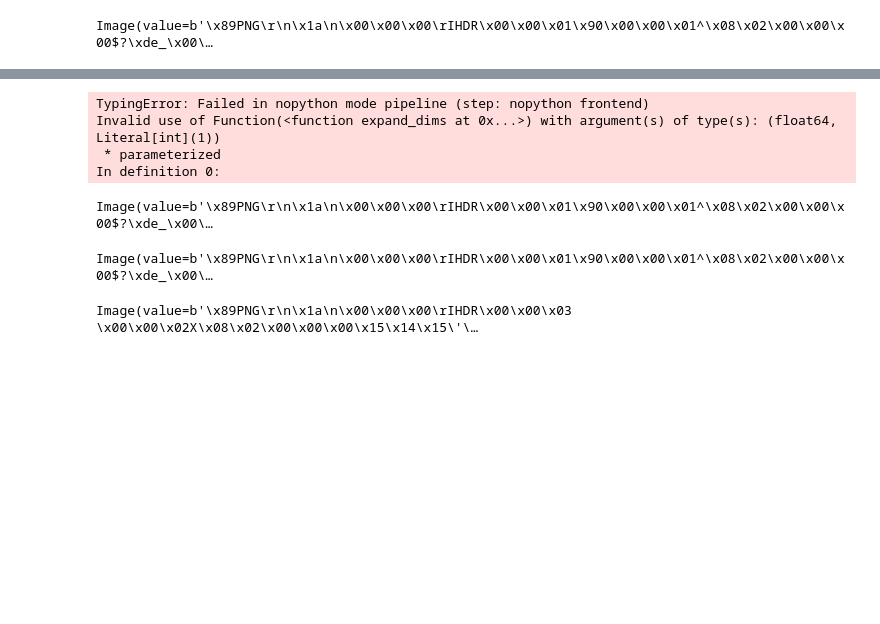
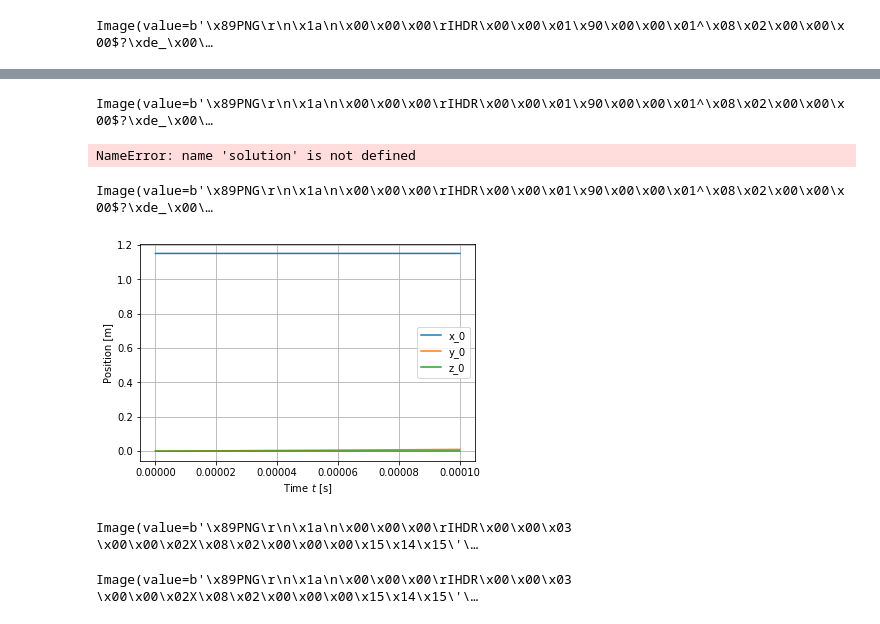
Before and after one commit to PlasmaPy/PlasmaPy, a Jupyter notebook: plasmapy/examples/TokamakParticles.ipynb, the cells around one changed output, grey strips where cells are left out. Saved outputs shown, nothing was run; the diff lists cells and outputs as text; code cells hidden in the pictures; blank space fills up the shorter version.

```diff
--- a/plasmapy/examples/TokamakParticles.ipynb
+++ b/plasmapy/examples/TokamakParticles.ipynb
@@ -17,6 +30,6 @@ Image(value=b'\x89PNG\r\n\x1a\n\x00\x00\x00\rIHDR\x00\x00\x01\x90\x00\x00\x01^\x
 # %%
 n_coils = 8
-currents = u.Quantity(n_coils * [10e6], u.A)
+currents = u.Quantity(n_coils * [10], u.MA)
 
 coil_angles = np.linspace(0, 2*np.pi, n_coils, endpoint=False)
 coil_angles
@@ -34,3 +47,6 @@ for i in range(n_coils):
     coils.append(coil)
 all_currents = coils + [plasma_wire]
 c = Coils(*all_currents)
+c.visualize()
+# %% [output]
+Image(value=b'\x89PNG\r\n\x1a\n\x00\x00\x00\rIHDR\x00\x00\x01\x90\x00\x00\x01^\x08\x02\x00\x00\x00$?\xde_\x00\…
@@ -43,28 +61,32 @@ from scipy import optimize
-# %%
-optimize.minimize(optimizable, r).fun
-# %% [output]
-TypingError: Failed in nopython mode pipeline (step: nopython frontend)
-Invalid use of Function(<function expand_dims at 0x...>) with argument(s) of type(s): (float64, Literal[int](1))
- * parameterized
-In definition 0:
-# %%
-c.visualize()
-# %% [output]
-Image(value=b'\x89PNG\r\n\x1a\n\x00\x00\x00\rIHDR\x00\x00\x01\x90\x00\x00\x01^\x08\x02\x00\x00\x00$?\xde_\x00\…
+# %%
+solution._velocity_history[:,0,:]
+# %% [output]
+NameError: name 'solution' is not defined
 # %%
 x = u.Quantity([[1 + minor_radius.si.value / 2, 0, 0]],  u.m)
-v = u.Quantity([[0, 10000, 100]], u.m / u.s)
+v = u.Quantity([[0, 100, 10]], u.m / u.s)
 
-sim = simulation.ParticleTracker(c, x, v, 'e', )
-solution = sim.run(1e-8 * u.s, int(3e5))
-
-fig = mlab.figure()
-c.visualize(fig)
-solution.visualize(fig)
-mlab.orientation_axes(figure=fig)
-fig
+sim = simulation.ParticleTracker(c, x, v, 'p',)
+solution = sim.run(1e-8 * u.s, 1e4)
+solution._velocity_history[:,0,:]
-# %% [output]
-Image(value=b'\x89PNG\r\n\x1a\n\x00\x00\x00\rIHDR\x00\x00\x01\x90\x00\x00\x01^\x08\x02\x00\x00\x00$?\xde_\x00\…
+# %%
+fig = mlab.figure()
+solution.visualize(fig)
+fig
+# %% [output]
+Image(value=b'\x89PNG\r\n\x1a\n\x00\x00\x00\rIHDR\x00\x00\x01\x90\x00\x00\x01^\x08\x02\x00\x00\x00$?\xde_\x00\…
+# %%
+solution.plot_time_trajectories()
+# %% [output]
+[figure, added]
+# %%
+fig = mlab.figure(size=(800, 600))
+c.visualize(fig)
+solution.visualize(fig)
+mlab.orientation_axes(figure=fig)
+fig
+# %% [output]
+Image(value=b'\x89PNG\r\n\x1a\n\x00\x00\x00\rIHDR\x00\x00\x03 \x00\x00\x02X\x08\x02\x00\x00\x00\x15\x14\x15\'\…
 # %%
 fig = mlab.figure(size=(800, 600))
 c.visualize(fig)
```
Also changed, not shown: parts of 12 cells of this notebook, 8 other files.
